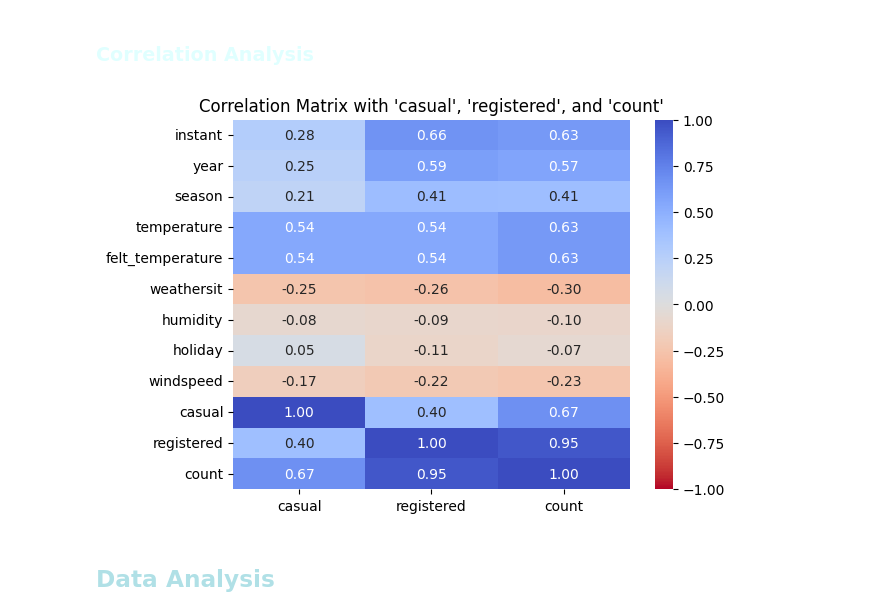
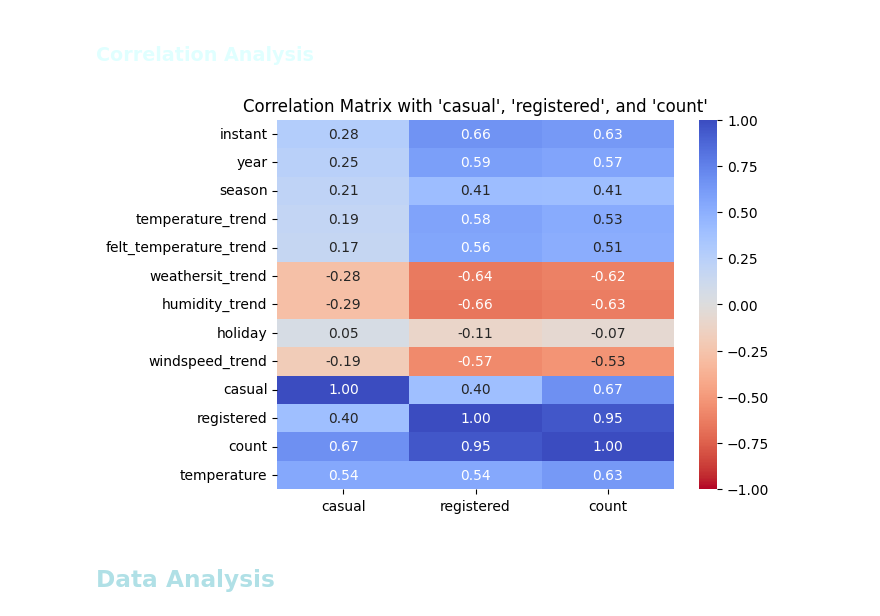
Before and after one commit to ClemRibe/ProjetML, a Jupyter notebook: ProjetML.ipynb, the cells around one changed output. Drawn from its saved outputs; the diff is of its cells as text; code cells hidden in the pictures.

```diff
--- a/ProjetML.ipynb
+++ b/ProjetML.ipynb
@@ -384,13 +384,13 @@ plt.grid(False)
 # %%
 correlation_matrix = day_df.corr()
 # Keep only the correlations with 'casual', 'registered', and 'cnt'
-filtered_corr_matrix = correlation_matrix.loc[['instant','year','season','temperature','felt_temperature','weathersit','humidity','holiday','windspeed','casual','registered','count'], ['casual', 'registered', 'count']].copy()
+filtered_corr_matrix = correlation_matrix.loc[['instant','year','season','temperature_trend','felt_temperature_trend','weathersit_trend','humidity_trend','holiday','windspeed_trend','casual','registered','count', "temperature"], ['casual', 'registered', 'count']].copy()
 
 sns.heatmap(filtered_corr_matrix, annot=True, cmap="coolwarm_r", fmt=".2f", vmin=-1, vmax=1)
 plt.title("Correlation Matrix with 'casual', 'registered', and 'count'")
 plt.show()
 # %% [output]
-[figure, old version]
+[figure, new version]
 # %% [markdown]
 ## <span style="color:powderblue">**Data Analysis**</span>
 # %% [markdown]
```
Also changed, not shown: parts of 10 cells of this notebook.
